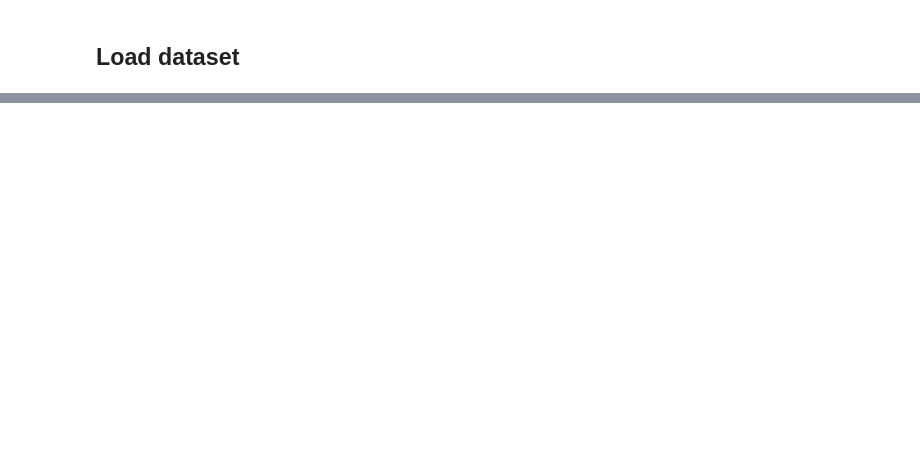
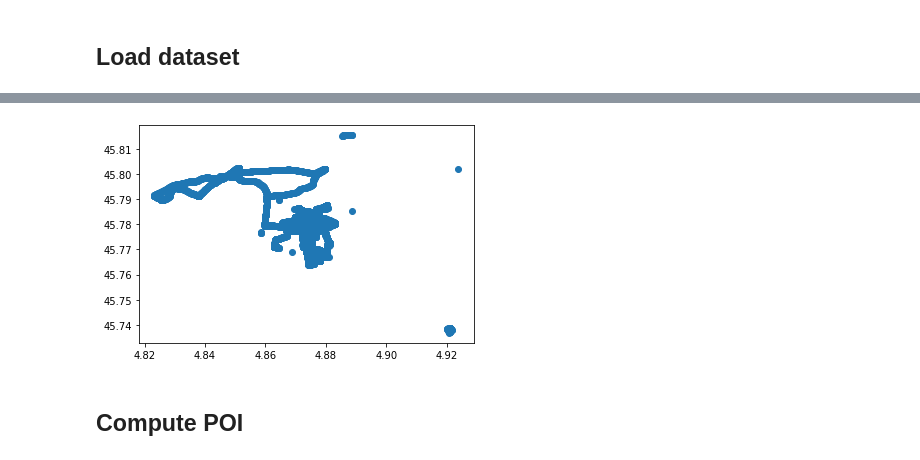
Before and after one commit to aballiet/UserData-Protection-Attack, a Jupyter notebook: Load_dataset_INSAnonym.ipynb, the cells around one changed output, grey strips where cells are left out. Cells and saved outputs as stored; diff of their text form; code cells hidden in the pictures; blank space fills up the shorter version.

```diff
--- a/Load_dataset_INSAnonym.ipynb
+++ b/Load_dataset_INSAnonym.ipynb
@@ -22,5 +24,8 @@ import pandas as pd
 # %%
 df = pd.read_csv('./challenge-dataset-time1.csv',
                  header=None, delimiter=r"\s+",
-                 names=[ 'ID', 'Date', 'Time', 'Longitude', 'Latitude'],
+                 names=[ 'ID', 'Date', 'Time', 'LONGITUDE', 'LATITUDE'],
                  index_col=False, parse_dates=[['Date', 'Time']])
+
+df.set_index('Date_Time', inplace=True)
+df.sort_index(inplace=True)
@@ -26,0 +53,8 @@ df = pd.read_csv('./challenge-dataset-time1.csv',
+# %%
+USER_ID = 44
+plt.scatter(x=df[df.ID == USER_ID]['LONGITUDE'], y=df[df.ID == USER_ID]['LATITUDE'])
+plt.show()
+# %% [output]
+[figure, added]
+# %% [markdown]
+## Compute POI
```
Also changed, not shown: parts of 15 cells of this notebook.
